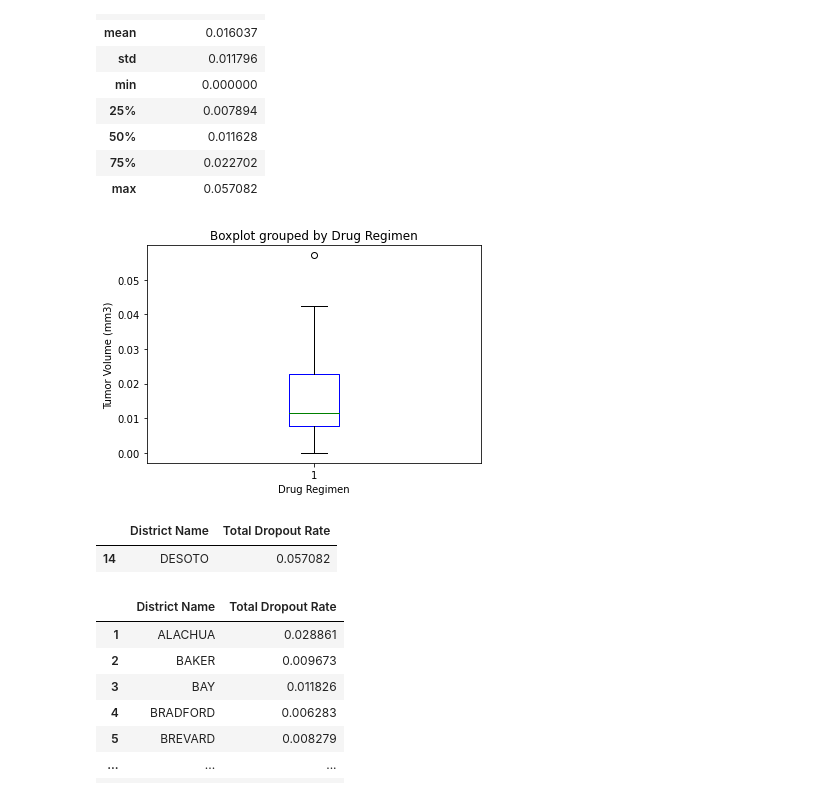
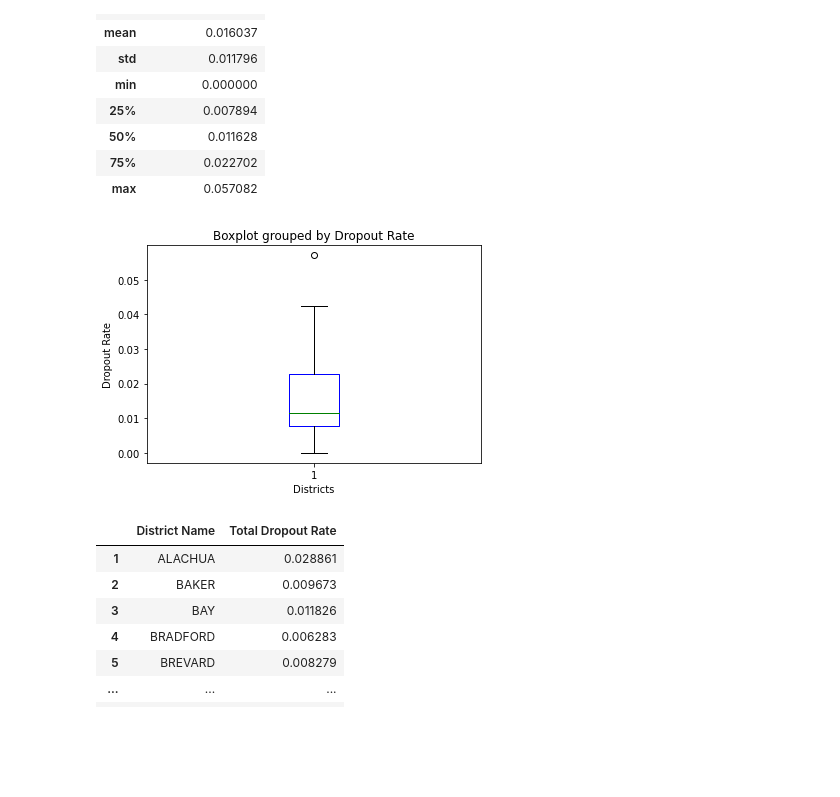
Before and after one commit to jjwilliams11/project1, a Jupyter notebook: Education_Dropout/FL_Education_Dropout_JJ.ipynb, the cells around one changed output. Drawn from its saved outputs; the diff is of its cells as text; code cells hidden in the pictures; blank space fills up the shorter version.

```diff
--- a/Education_Dropout/FL_Education_Dropout_JJ.ipynb
+++ b/Education_Dropout/FL_Education_Dropout_JJ.ipynb
@@ -330,27 +330,25 @@ florida_dropout_rate.describe()
 # %%
 # Calculate the IQR and quantitatively determine if there are any potential outliers.
 
 quartiles = florida_dropout_rate["Total Dropout Rate"].quantile([.25,.5,.75])
 lowerq = quartiles[0.25]
 upperq = quartiles[0.75]
 iqr = upperq-lowerq
 lower_bound = lowerq - (1.5*iqr)
 upper_bound = upperq + (1.5*iqr)
 
 # Generate a box plot of the final tumor volume of each mouse across four regimens of interest with Matplotlib
 plt.boxplot(florida_dropout_rate["Total Dropout Rate"], patch_artist=False,
                 medianprops=dict(color="g"),boxprops=dict(color="b"))
-plt.title("Boxplot grouped by Drug Regimen")
-plt.ylabel('Tumor Volume (mm3)')
-plt.xlabel('Drug Regimen')
+plt.title("Boxplot grouped by Dropout Rate")
+plt.ylabel('Dropout Rate')
+plt.xlabel('Districts')
 plt.show()
 
 outliers = florida_dropout_rate.loc[(florida_dropout_rate["Total Dropout Rate"] < lower_bound) |
                                       (florida_dropout_rate["Total Dropout Rate"] > upper_bound)]
 # %% [output]
-[figure, old version]
+[figure, new version]
-|  | District Name | Total Dropout Rate |
-| 14 | DESOTO | 0.057082 |
 # %%
 # Create a clean DataFrame by dropping the outlier.
 clean_dropout_rate = florida_dropout_rate.loc[florida_dropout_rate["District Name"]!= "DESOTO"]
```
Also changed, not shown: parts of 1 cell of this notebook, 1 other file.
